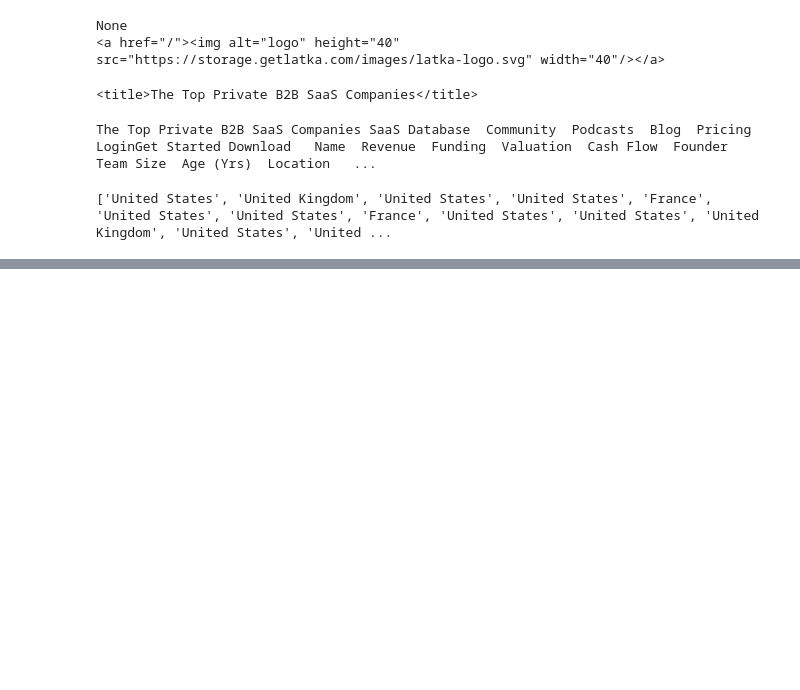
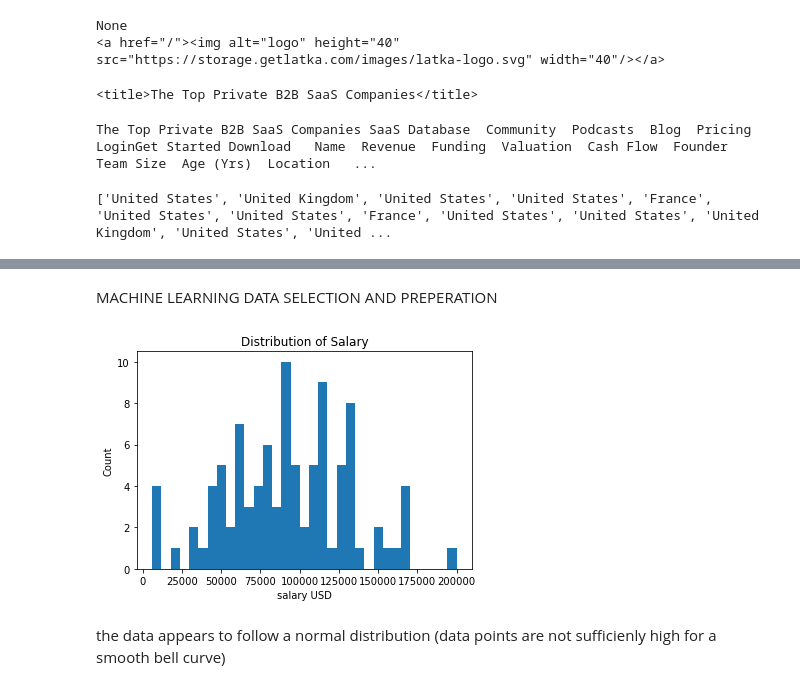
Before and after one commit to Norspace/DAproject, a Jupyter notebook: DAWork_Study.ipynb, the cells around one changed output, grey strips where cells are left out. Drawn from its saved outputs; the diff is of its cells as text; code cells hidden in the pictures; blank space fills up the shorter version.

```diff
--- a/DAWork_Study.ipynb
+++ b/DAWork_Study.ipynb
@@ -501,3 +538,16 @@ startups
 | 22 | Numerated | $26M | $27.5M | -$600K | NaN | Daniel O'Malley | 70.0 | 6 | United States | Vertical | ... |
 | 23 | DesignPickle | $21.1M | $249.5K | Pos | NaN | Russ Perry | 66.0 | 8 | United States | Creative | ... |
 | 24 | Handshake | $20M | $23.5M | $100M | Even | Glen Coates | 12.0 | 12 | United States | E-Commerce | ... |
+# %% [markdown]
+MACHINE LEARNING DATA SELECTION AND PREPERATION
+# %%
+# Histogram of Data Analyst salary
+plt.hist(dat['salary_in_usd'], bins=33)
+plt.xlabel('salary USD')
+plt.ylabel('Count')
+plt.title('Distribution of Salary')
+plt.show()
+# %% [output]
+[figure, added]
+# %% [markdown]
+the data appears to follow a normal distribution (data points are not sufficienly high for a smooth bell curve)
```
Also changed, not shown: parts of 10 cells of this notebook.
